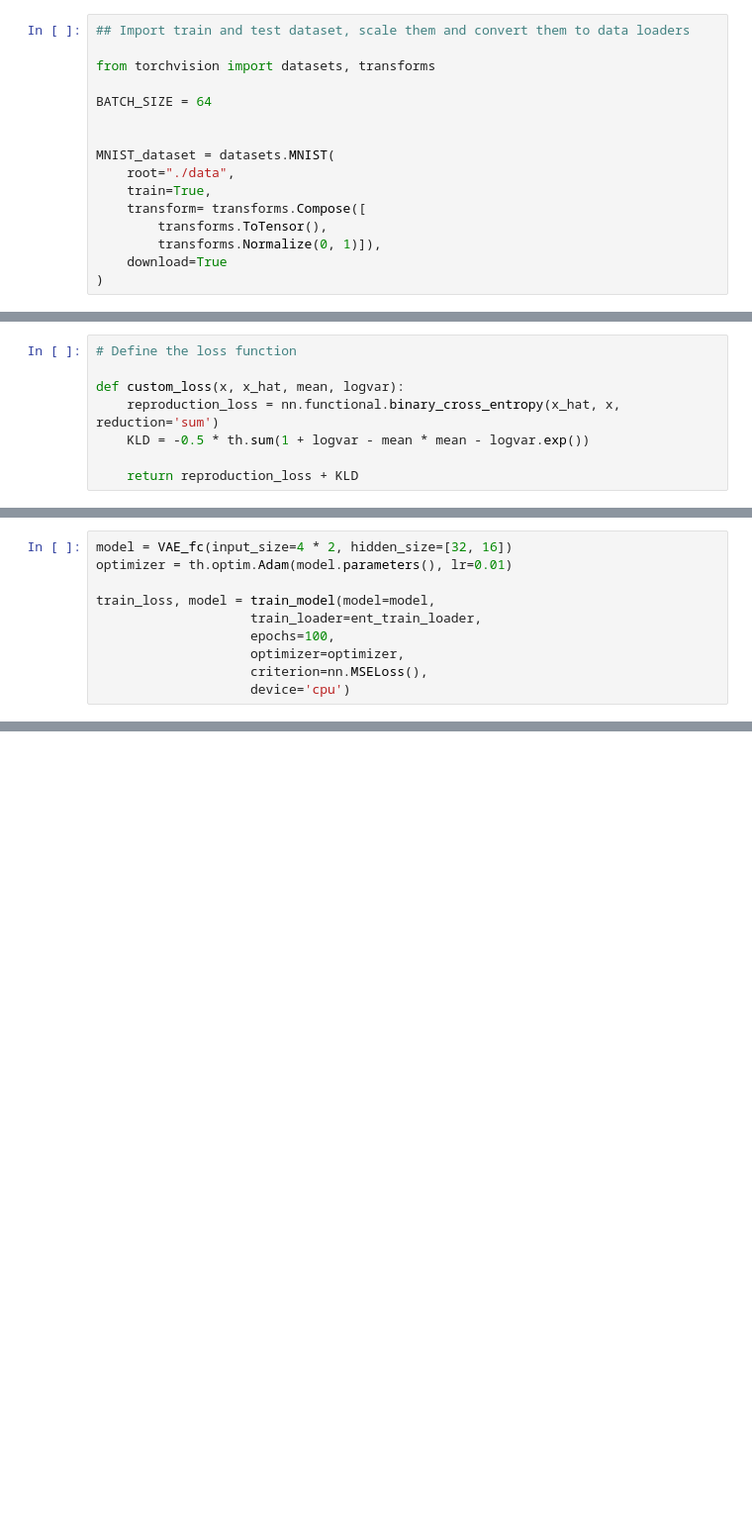
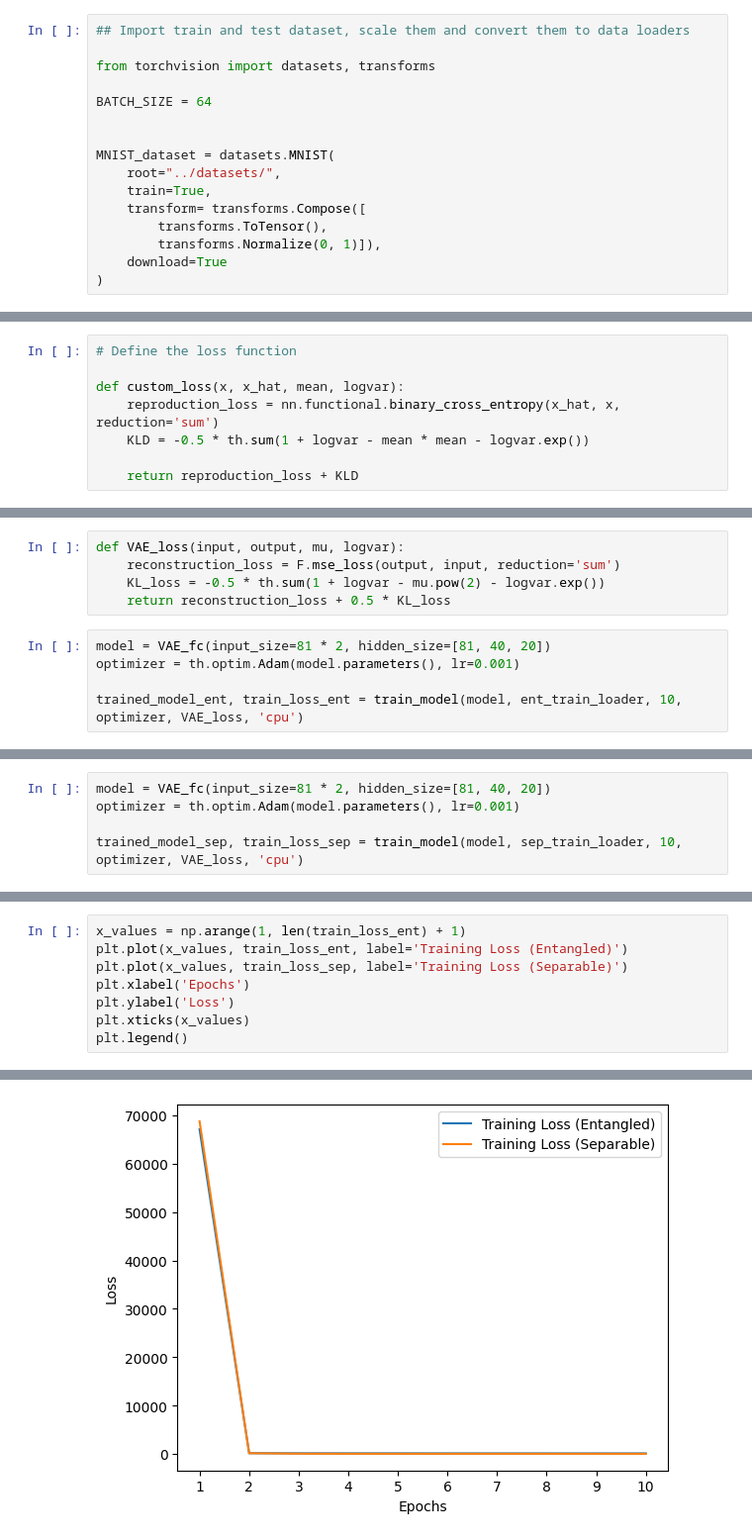
Before and after one commit to LisaDaVinchie/adv-ml_FinalProject, a Jupyter notebook: Code/autoencoder_test_fc.ipynb, the cells around one changed output, grey strips where cells are left out. Shown at 99% size. Saved outputs shown, nothing was run; the diff lists cells and outputs as text; blank space fills up the shorter version.

```diff
--- a/Code/autoencoder_test_fc.ipynb
+++ b/Code/autoencoder_test_fc.ipynb
@@ -41,7 +49,7 @@ BATCH_SIZE = 64
 
 
 MNIST_dataset = datasets.MNIST(
-    root="./data",
+    root="../datasets/",
     train=True,
     transform= transforms.Compose([
         transforms.ToTensor(),
@@ -154,10 +185,10 @@ def train_model(model, train_loader, epochs, optimizer, criterion, device):
+# %%
+def VAE_loss(input, output, mu, logvar):
+    reconstruction_loss = F.mse_loss(output, input, reduction='sum')
+    KL_loss = -0.5 * th.sum(1 + logvar - mu.pow(2) - logvar.exp())
+    return reconstruction_loss + 0.5 * KL_loss
 # %%
-model = VAE_fc(input_size=4 * 2, hidden_size=[32, 16])
-optimizer = th.optim.Adam(model.parameters(), lr=0.01)
+model = VAE_fc(input_size=81 * 2, hidden_size=[81, 40, 20])
+optimizer = th.optim.Adam(model.parameters(), lr=0.001)
 
-train_loss, model = train_model(model=model,
-                    train_loader=ent_train_loader,
-                    epochs=100,
-                    optimizer=optimizer,
-                    criterion=nn.MSELoss(),
-                    device='cpu')
+trained_model_ent, train_loss_ent = train_model(model, ent_train_loader, 10, optimizer, VAE_loss, 'cpu')
@@ -349,0 +206,5 @@ torch.Size([30000, 2, 81])
+# %%
+model = VAE_fc(input_size=81 * 2, hidden_size=[81, 40, 20])
+optimizer = th.optim.Adam(model.parameters(), lr=0.001)
+
+trained_model_sep, train_loss_sep = train_model(model, sep_train_loader, 10, optimizer, VAE_loss, 'cpu')
@@ -349,0 +239,9 @@ torch.Size([30000, 2, 81])
+# %%
+x_values = np.arange(1, len(train_loss_ent) + 1)
+plt.plot(x_values, train_loss_ent, label='Training Loss (Entangled)')
+plt.plot(x_values, train_loss_sep, label='Training Loss (Separable)')
+plt.xlabel('Epochs')
+plt.ylabel('Loss')
+plt.xticks(x_values)
+plt.legend()
+# %% [output]
@@ -349,0 +249 @@ torch.Size([30000, 2, 81])
+[figure, added]
```
Also changed, not shown: parts of 23 cells of this notebook, 27 other files.
